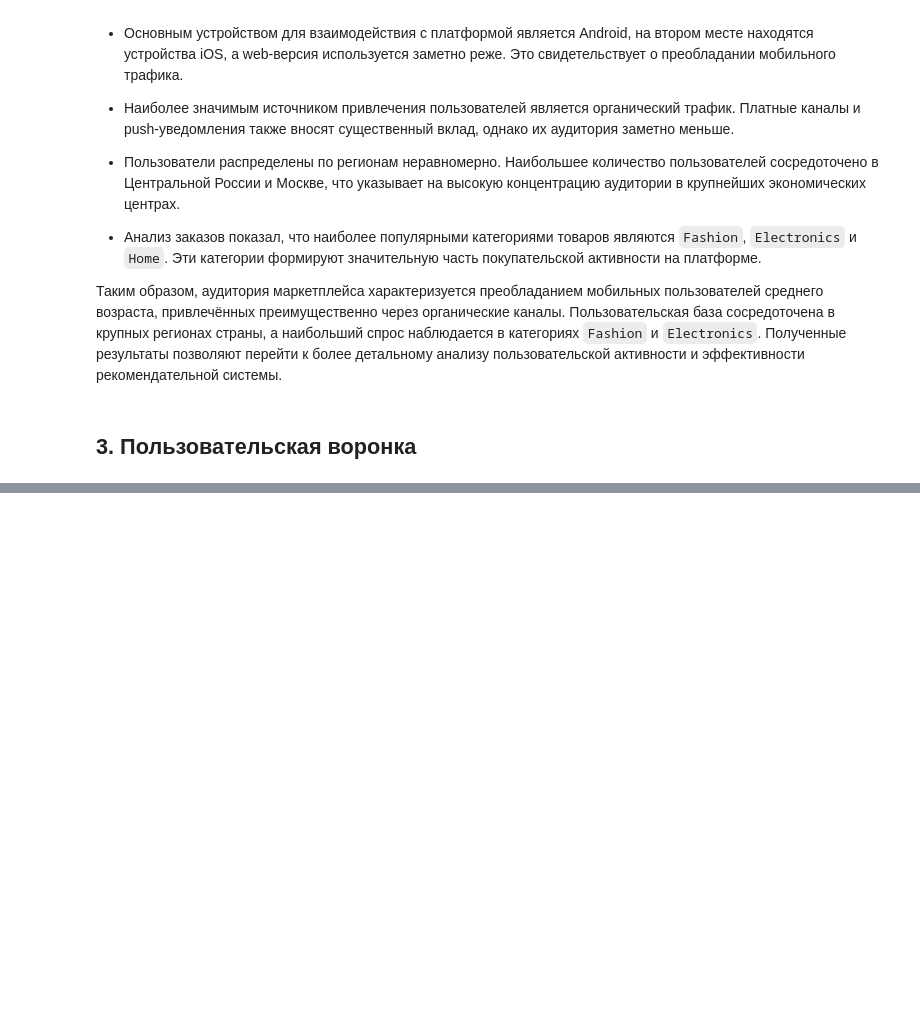
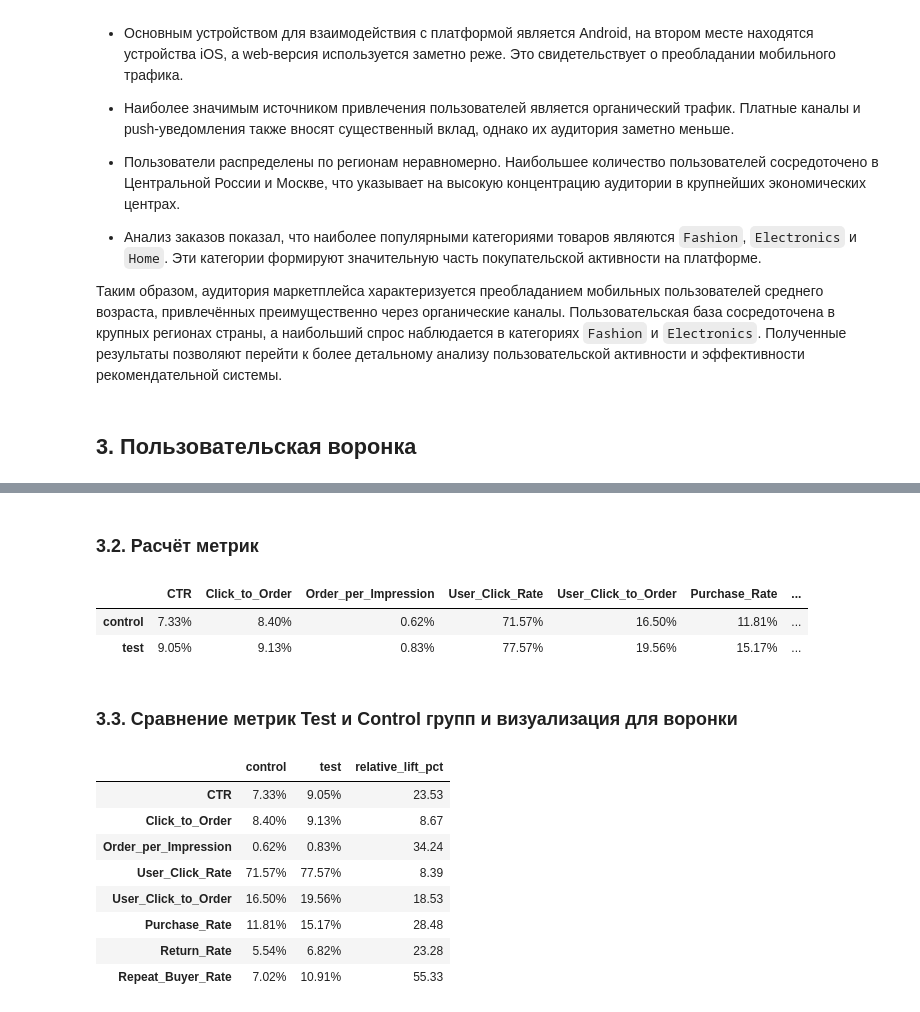
Before and after one commit to k0ist/The-Experts-Hackathon, a Jupyter notebook: The_Experts_Hackathon.ipynb, the cells around one changed output, grey strips where cells are left out. Saved outputs shown, nothing was run; the diff lists cells and outputs as text; code cells hidden in the pictures; blank space fills up the shorter version.

```diff
--- a/The_Experts_Hackathon.ipynb
+++ b/The_Experts_Hackathon.ipynb
@@ -939,0 +988,61 @@ Impression → Order: 0.70%
+# %% [markdown]
+### 3.2. Расчёт метрик
+# %%
+funnel_metrics = pd.DataFrame(index=["control", "test"])
+
+funnel_metrics["CTR"] = (funnel_group["clicks"] / funnel_group["impressions"])
+
+funnel_metrics["Click_to_Order"] = (funnel_group["orders"] / funnel_group["clicks"])
+
+funnel_metrics["Order_per_Impression"] = (funnel_group["orders"] / funnel_group["impressions"])
+
+funnel_metrics["User_Click_Rate"] = (
+                                     funnel_group["users_with_click"] /
+                                     funnel_group["users_with_impression"]
+                                    )
+
+funnel_metrics["User_Click_to_Order"] = (funnel_group["buyers"] /funnel_group["users_with_click"])
+
+funnel_metrics["Purchase_Rate"] = (funnel_group["buyers"] /funnel_group["users"])
+
+funnel_metrics["Return_Rate"] = (funnel_group["returned_orders"] / funnel_group["orders"])
+
+funnel_metrics["Repeat_Buyer_Rate"] = (funnel_group["repeat_buyers"] / funnel_group["buyers"])
+
+display(funnel_metrics.style.format("{:.2%}"))
+# %% [output]
+|  | CTR | Click_to_Order | Order_per_Impression | User_Click_Rate | User_Click_to_Order | Purchase_Rate | ... |
+| control | 7.33% | 8.40% | 0.62% | 71.57% | 16.50% | 11.81% | ... |
+| test | 9.05% | 9.13% | 0.83% | 77.57% | 19.56% | 15.17% | ... |
+# %% [markdown]
+### 3.3. Сравнение метрик Test и Control групп и визуализация для воронки
+# %%
+funnel_compare = funnel_metrics.T.copy()
+
+funnel_compare["relative_lift_pct"] = (
+    funnel_compare["test"] /
+    funnel_compare["control"]
+    - 1
+) * 100
+
+display(
+    funnel_compare.style
+    .format(
+        "{:.2%}",
+        subset=["control", "test"]
+    )
+    .format(
+        "{:.2f}",
+        subset=["relative_lift_pct"]
+    )
+)
+# %% [output]
+|  | control | test | relative_lift_pct |
+| CTR | 7.33% | 9.05% | 23.53 |
+| Click_to_Order | 8.40% | 9.13% | 8.67 |
+| Order_per_Impression | 0.62% | 0.83% | 34.24 |
+| User_Click_Rate | 71.57% | 77.57% | 8.39 |
+| User_Click_to_Order | 16.50% | 19.56% | 18.53 |
+| Purchase_Rate | 11.81% | 15.17% | 28.48 |
+| Return_Rate | 5.54% | 6.82% | 23.28 |
+| Repeat_Buyer_Rate | 7.02% | 10.91% | 55.33 |
```
Also changed, not shown: parts of 14 cells of this notebook.
